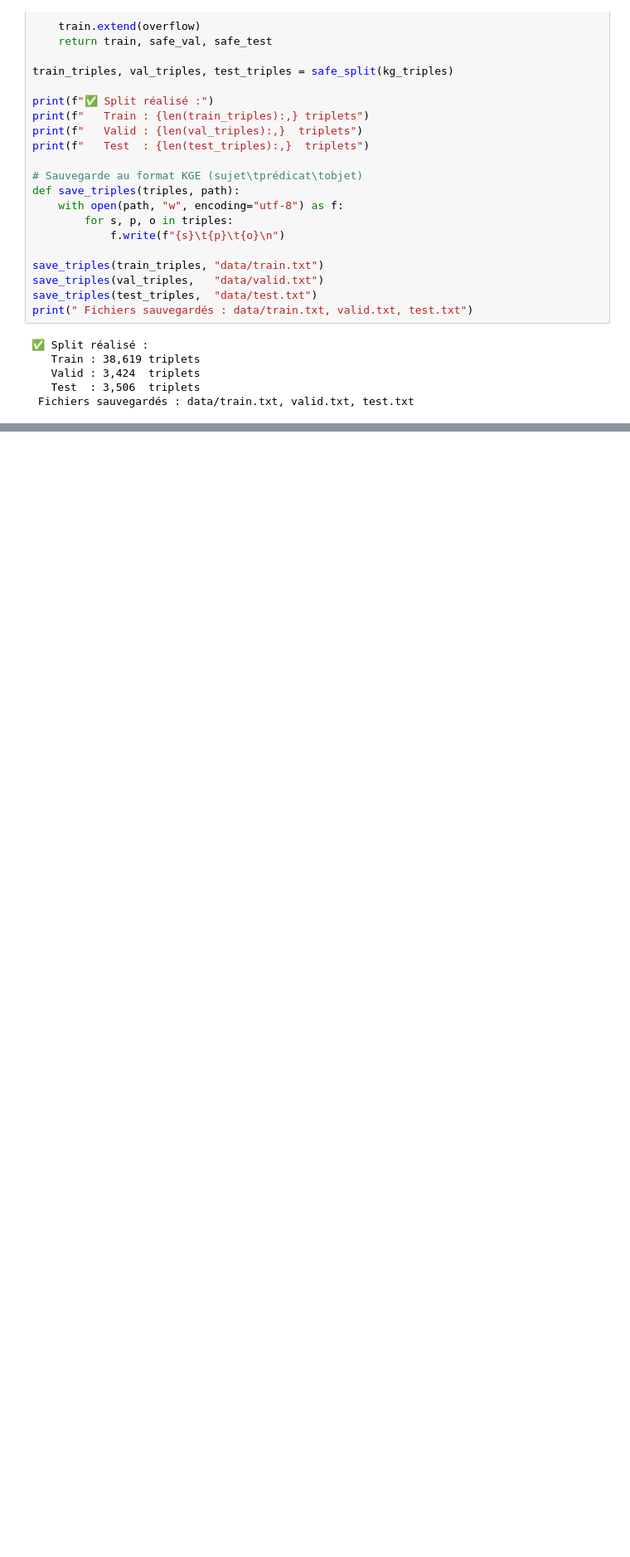
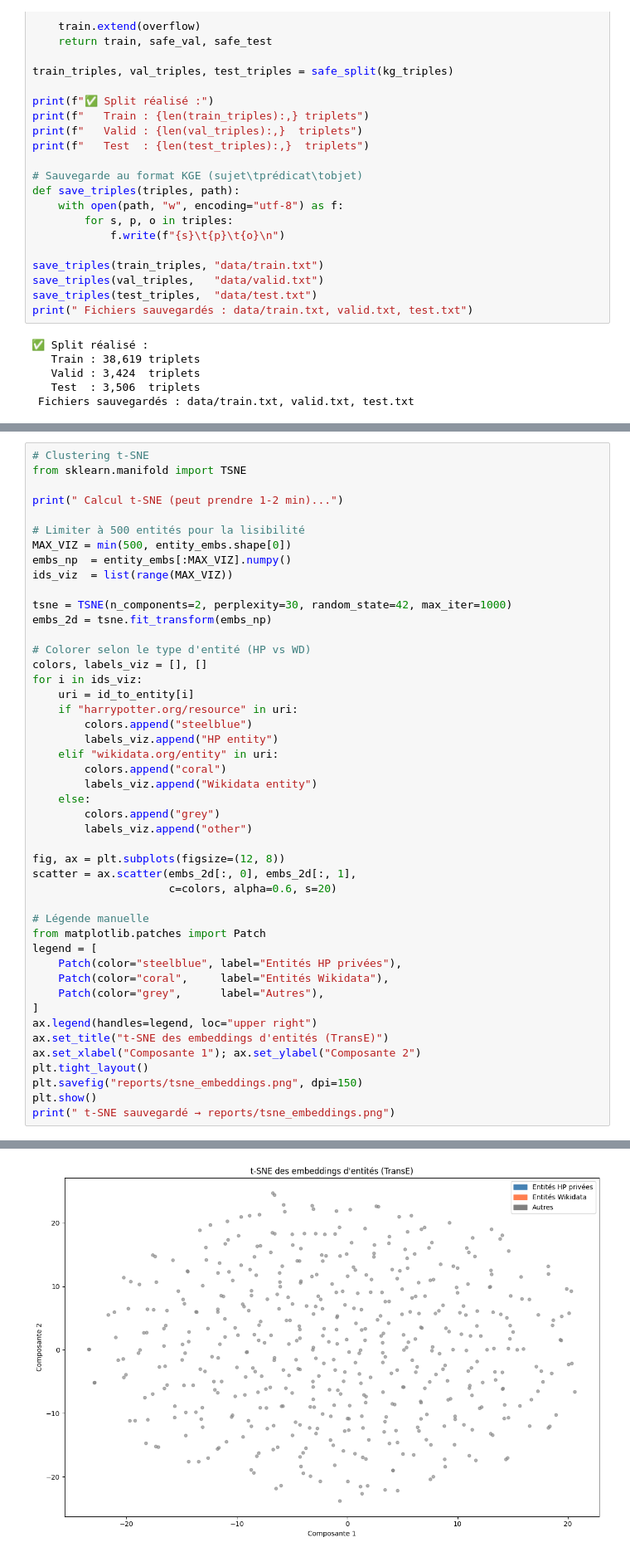
Before and after one commit to mael292005/Wed-datamining-project, a Jupyter notebook: projet.ipynb, the cells around one changed output, grey strips where cells are left out. Shown at 83% size. Drawn from its saved outputs; the diff is of its cells as text; blank space fills up the shorter version.

```diff
--- a/projet.ipynb
+++ b/projet.ipynb
@@ -952,0 +1201,47 @@ INFO - Using opt_einsum
+# %%
+# Clustering t-SNE
+from sklearn.manifold import TSNE
+
+print(" Calcul t-SNE (peut prendre 1-2 min)...")
+
+# Limiter à 500 entités pour la lisibilité
+MAX_VIZ = min(500, entity_embs.shape[0])
+embs_np  = entity_embs[:MAX_VIZ].numpy()
+ids_viz  = list(range(MAX_VIZ))
+
+tsne = TSNE(n_components=2, perplexity=30, random_state=42, max_iter=1000)
+embs_2d = tsne.fit_transform(embs_np)
+
+# Colorer selon le type d'entité (HP vs WD)
+colors, labels_viz = [], []
+for i in ids_viz:
+    uri = id_to_entity[i]
+    if "harrypotter.org/resource" in uri:
+        colors.append("steelblue")
+        labels_viz.append("HP entity")
+    elif "wikidata.org/entity" in uri:
+        colors.append("coral")
+        labels_viz.append("Wikidata entity")
+    else:
+        colors.append("grey")
+        labels_viz.append("other")
+
+fig, ax = plt.subplots(figsize=(12, 8))
+scatter = ax.scatter(embs_2d[:, 0], embs_2d[:, 1],
+                     c=colors, alpha=0.6, s=20)
+
+# Légende manuelle
+from matplotlib.patches import Patch
+legend = [
+    Patch(color="steelblue", label="Entités HP privées"),
+    Patch(color="coral",     label="Entités Wikidata"),
+    Patch(color="grey",      label="Autres"),
+]
+ax.legend(handles=legend, loc="upper right")
+ax.set_title("t-SNE des embeddings d'entités (TransE)")
+ax.set_xlabel("Composante 1"); ax.set_ylabel("Composante 2")
+plt.tight_layout()
+plt.savefig("reports/tsne_embeddings.png", dpi=150)
+plt.show()
+print(" t-SNE sauvegardé → reports/tsne_embeddings.png")
+# %% [output]
@@ -952,0 +1249 @@ INFO - Using opt_einsum
+[figure, added]
```
Also changed, not shown: parts of 11 cells of this notebook, 25 other files.
